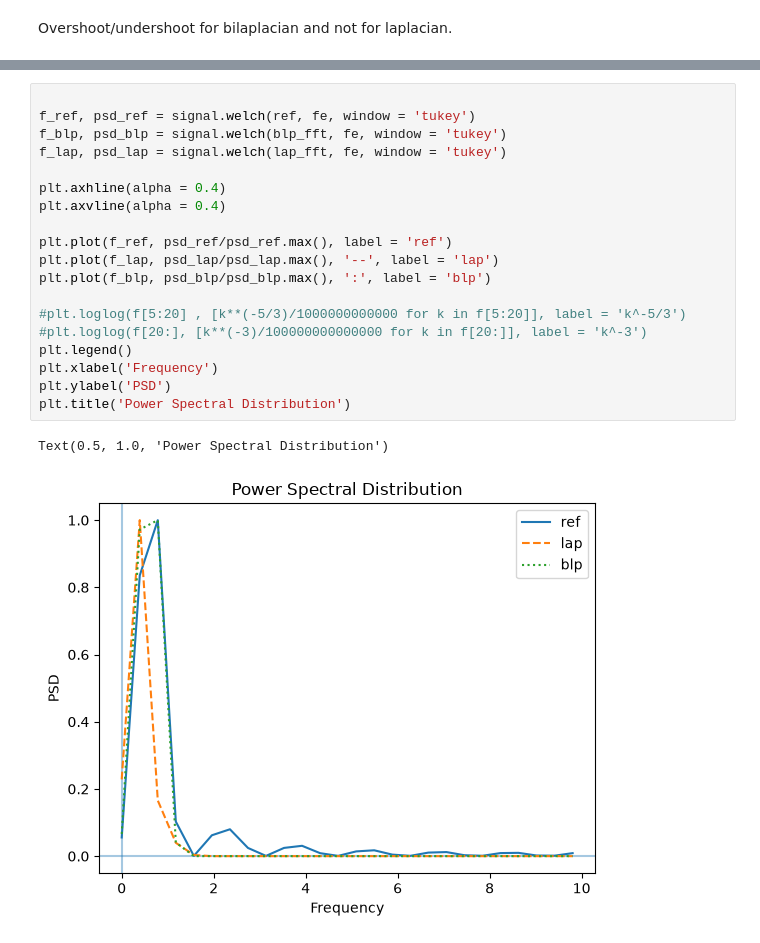
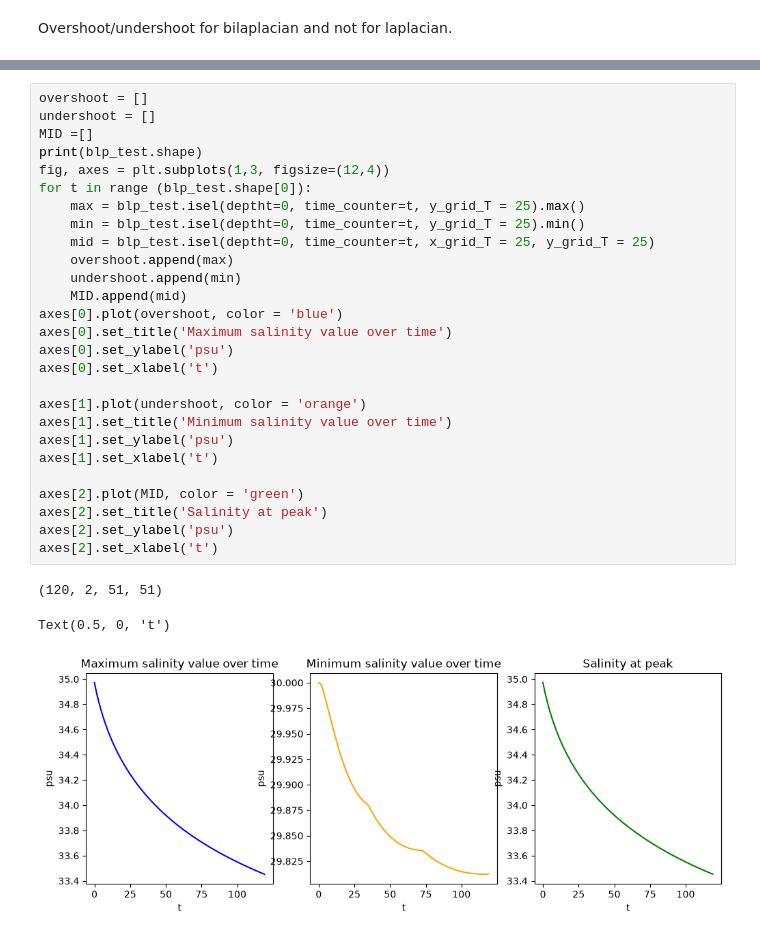
Before and after one commit to justinebuisson606/NEMO_Demonstrators, a Jupyter notebook: Annex 3-B.ipynb, the cells around one changed output, grey strips where cells are left out. Cells and saved outputs as stored; diff of their text form.

```diff
--- a/Annex 3-B.ipynb
+++ b/Annex 3-B.ipynb
@@ -123,22 +173,31 @@ plt.plot(inverse)
-# %%
-
-f_ref, psd_ref = signal.welch(ref, fe, window = 'tukey')
-f_blp, psd_blp = signal.welch(blp_fft, fe, window = 'tukey')
-f_lap, psd_lap = signal.welch(lap_fft, fe, window = 'tukey')
-
-plt.axhline(alpha = 0.4)
-plt.axvline(alpha = 0.4)
-
-plt.plot(f_ref, psd_ref/psd_ref.max(), label = 'ref')
-plt.plot(f_lap, psd_lap/psd_lap.max(), '--', label = 'lap')
-plt.plot(f_blp, psd_blp/psd_blp.max(), ':', label = 'blp')
-
-#plt.loglog(f[5:20] , [k**(-5/3)/1000000000000 for k in f[5:20]], label = 'k^-5/3')
-#plt.loglog(f[20:], [k**(-3)/100000000000000 for k in f[20:]], label = 'k^-3')
-plt.legend()
-plt.xlabel('Frequency')
-plt.ylabel('PSD')
-plt.title('Power Spectral Distribution')
-# %% [output]
-Text(0.5, 1.0, 'Power Spectral Distribution')
-[figure, removed]
+# %%
+overshoot = []
+undershoot = []
+MID =[]
+print(blp_test.shape)
+fig, axes = plt.subplots(1,3, figsize=(12,4))
+for t in range (blp_test.shape[0]):
+    max = blp_test.isel(deptht=0, time_counter=t, y_grid_T = 25).max()
+    min = blp_test.isel(deptht=0, time_counter=t, y_grid_T = 25).min()
+    mid = blp_test.isel(deptht=0, time_counter=t, x_grid_T = 25, y_grid_T = 25)
+    overshoot.append(max)
+    undershoot.append(min)
+    MID.append(mid)
+axes[0].plot(overshoot, color = 'blue')
+axes[0].set_title('Maximum salinity value over time')
+axes[0].set_ylabel('psu')
+axes[0].set_xlabel('t')
+
+axes[1].plot(undershoot, color = 'orange')
+axes[1].set_title('Minimum salinity value over time')
+axes[1].set_ylabel('psu')
+axes[1].set_xlabel('t')
+
+axes[2].plot(MID, color = 'green')
+axes[2].set_title('Salinity at peak')
+axes[2].set_ylabel('psu')
+axes[2].set_xlabel('t')
+# %% [output]
+(120, 2, 51, 51)
+Text(0.5, 0, 't')
+[figure, added]
```
Also changed, not shown: parts of 9 cells of this notebook.
